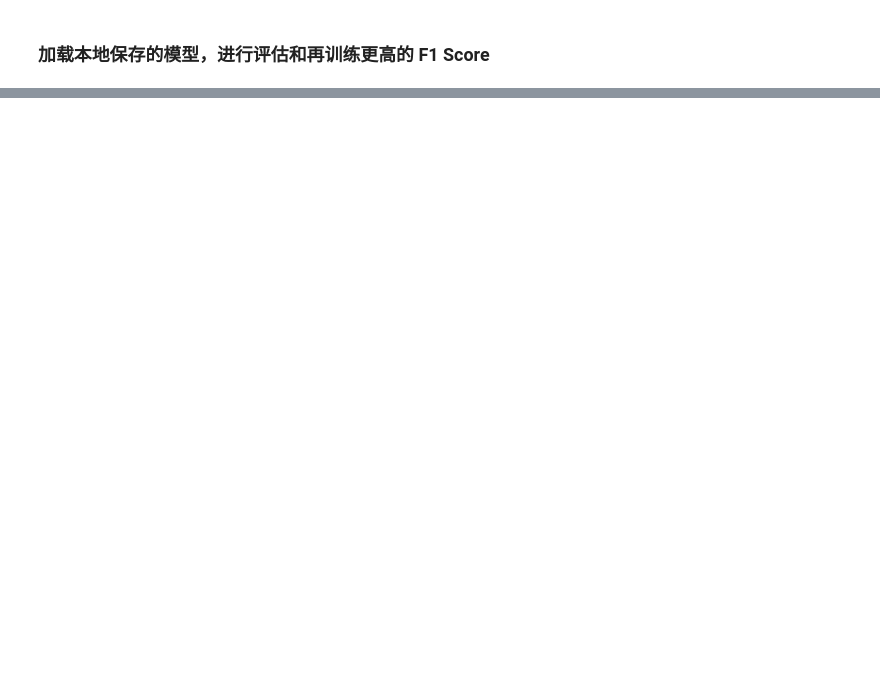
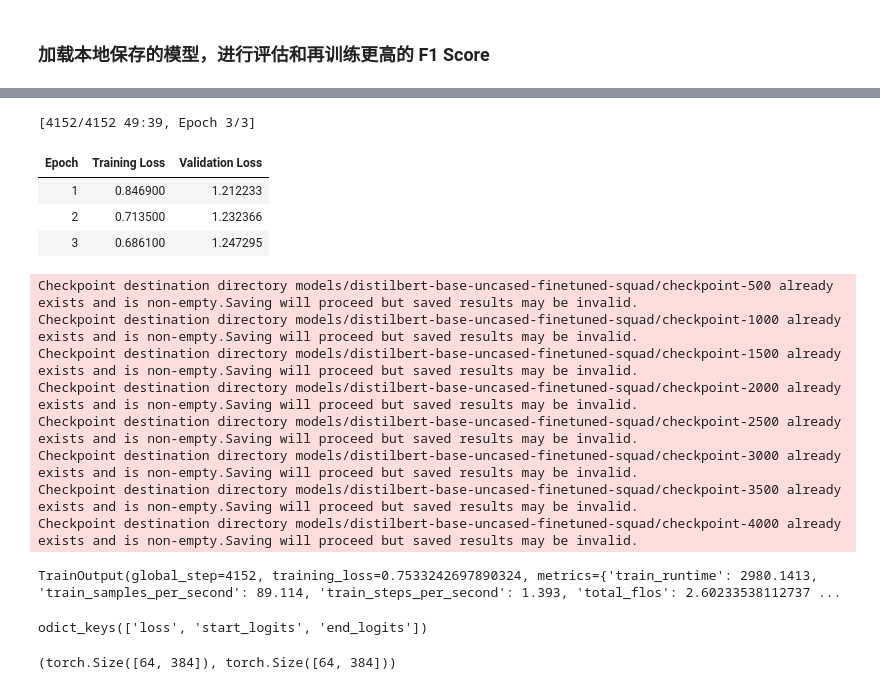
Before and after one commit to chencl1986/LLM-learning, a Jupyter notebook: transformers/fine-tune-QA.ipynb, the cells around one changed output, grey strips where cells are left out. Saved outputs shown, nothing was run; the diff lists cells and outputs as text; code cells hidden in the pictures; blank space fills up the shorter version.

```diff
--- a/transformers/fine-tune-QA.ipynb
+++ b/transformers/fine-tune-QA.ipynb
@@ -1732,0 +1734,17 @@ Detected kernel version 4.4.0, which is below the recommended minimum of 5.5.0;
+# %%
+trained_trainer.train()
+# %% [output]
+[4152/4152 49:39, Epoch 3/3]
+| Epoch | Training Loss | Validation Loss |
+| 1 | 0.846900 | 1.212233 |
+| 2 | 0.713500 | 1.232366 |
+| 3 | 0.686100 | 1.247295 |
+Checkpoint destination directory models/distilbert-base-uncased-finetuned-squad/checkpoint-500 already exists and is non-empty.Saving will proceed but saved results may be invalid.
+Checkpoint destination directory models/distilbert-base-uncased-finetuned-squad/checkpoint-1000 already exists and is non-empty.Saving will proceed but saved results may be invalid.
+Checkpoint destination directory models/distilbert-base-uncased-finetuned-squad/checkpoint-1500 already exists and is non-empty.Saving will proceed but saved results may be invalid.
+Checkpoint destination directory models/distilbert-base-uncased-finetuned-squad/checkpoint-2000 already exists and is non-empty.Saving will proceed but saved results may be invalid.
+Checkpoint destination directory models/distilbert-base-uncased-finetuned-squad/checkpoint-2500 already exists and is non-empty.Saving will proceed but saved results may be invalid.
+Checkpoint destination directory models/distilbert-base-uncased-finetuned-squad/checkpoint-3000 already exists and is non-empty.Saving will proceed but saved results may be invalid.
+Checkpoint destination directory models/distilbert-base-uncased-finetuned-squad/checkpoint-3500 already exists and is non-empty.Saving will proceed but saved results may be invalid.
+Checkpoint destination directory models/distilbert-base-uncased-finetuned-squad/checkpoint-4000 already exists and is non-empty.Saving will proceed but saved results may be invalid.
+TrainOutput(global_step=4152, training_loss=0.7533242697890324, metrics={'train_runtime': 2980.1413, 'train_samples_per_second': 89.114, 'train_steps_per_second': 1.393, 'total_flos': 2.60233538112737 ...
@@ -1732,0 +1753,15 @@ Detected kernel version 4.4.0, which is below the recommended minimum of 5.5.0;
+# %%
+import torch
+
+for batch in trained_trainer.get_eval_dataloader():
+    break
+batch = {k: v.to(trained_trainer.args.device) for k, v in batch.items()}
+with torch.no_grad():
+    output = trained_trainer.model(**batch)
+output.keys()
+# %% [output]
+odict_keys(['loss', 'start_logits', 'end_logits'])
+# %%
+output.start_logits.shape, output.end_logits.shape
+# %% [output]
+(torch.Size([64, 384]), torch.Size([64, 384]))
```
Also changed, not shown: parts of 42 cells of this notebook, 2 other files.
